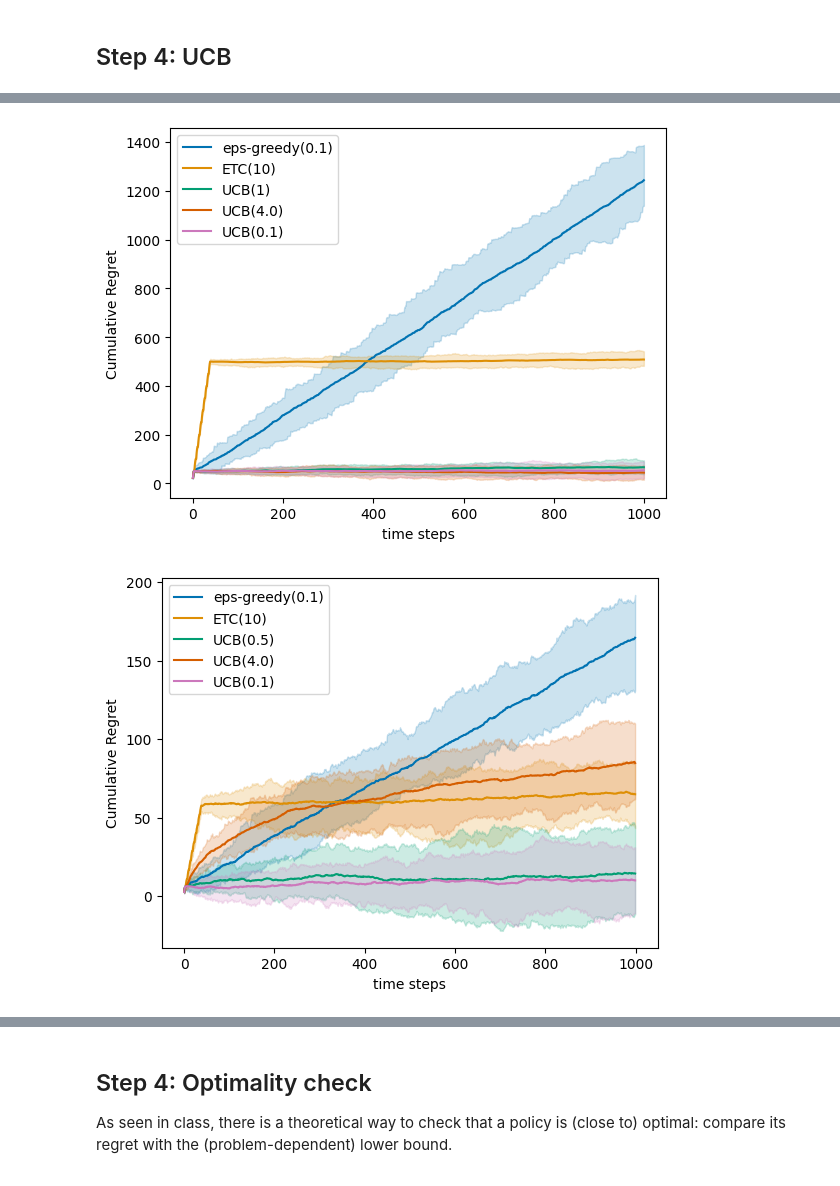
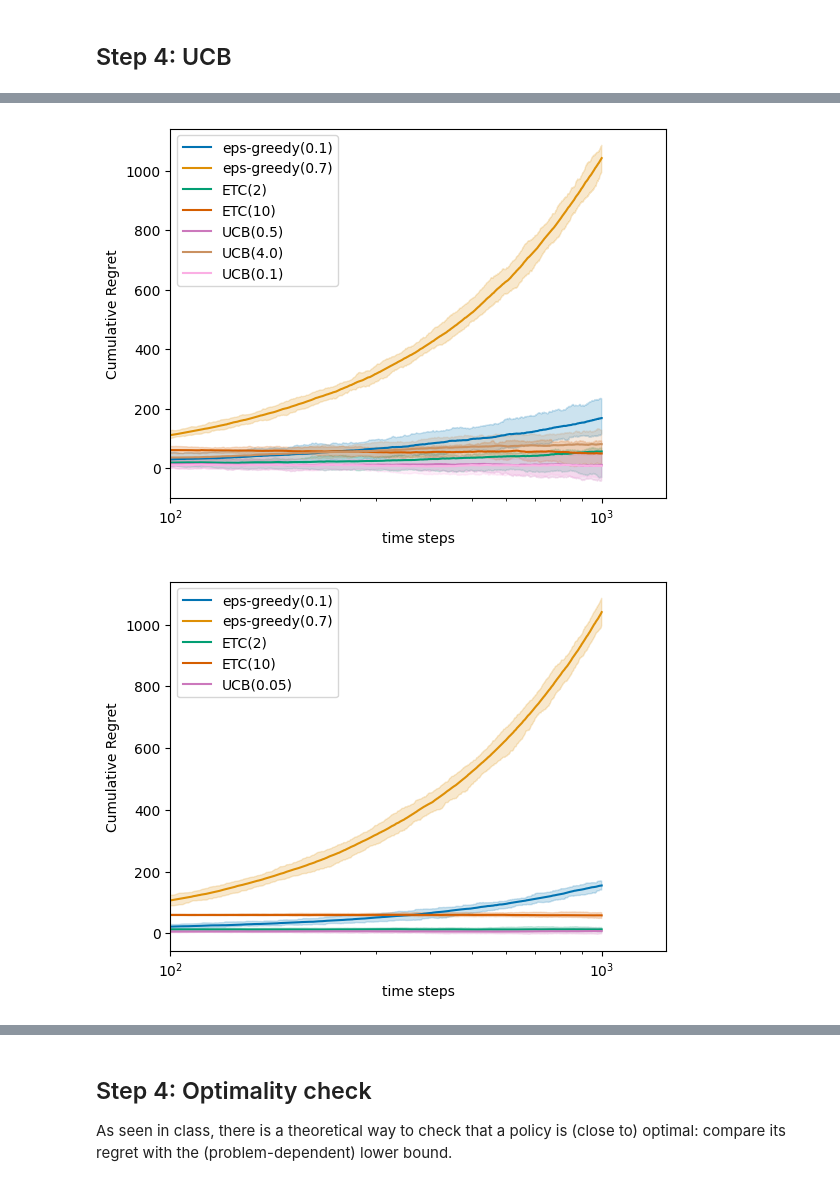
Before and after one commit to SahitiC/RL_course, a Jupyter notebook: Homework5/5_MultiArmedBandits.ipynb, the cells around one changed output, grey strips where cells are left out. Cells and saved outputs as stored; diff of their text form; code cells hidden in the pictures.

```diff
--- a/Homework5/5_MultiArmedBandits.ipynb
+++ b/Homework5/5_MultiArmedBandits.ipynb
@@ -243,0 +267,10 @@ plot_regret(firstregrets)
+# %%
+# Small var
+small_var_GaussianBandit = Bandit(means, var=0.05)
+
+epsgreedy01_smallvar = EpsGreedy(small_var_GaussianBandit, epsilon=0.1)
+epsgreedy07_smallvar = EpsGreedy(small_var_GaussianBandit, epsilon=0.7)
+ETC02_smallvar = ETC(small_var_GaussianBandit, m=2)
+ETC10_smallvar = ETC(small_var_GaussianBandit, m=10)
+regrets_small_var = experiment(small_var_GaussianBandit, [epsgreedy01_smallvar, epsgreedy07_smallvar, ETC02_smallvar, ETC10_smallvar], Nmc=20, T=100)
+plot_regret(regrets_small_var)
@@ -249,11 +288,3 @@ plot_regret(firstregrets)
 * Can we do better ? (see Step 5 for more)
 # %% [markdown]
 ## Step 4: UCB
-# %%
-means = np.array([0., 1., 2., 3.])
-small_var_GaussianBandit = Bandit(means, var=0.5)
-agent1 = EpsGreedy(small_var_GaussianBandit, epsilon=0.1)
-agent2 = ETC(small_var_GaussianBandit, m=10)
-
-regrets_small_var = experiment(small_var_GaussianBandit, [agent1, agent2], Nmc=20, T=100)
-plot_regret(regrets_small_var)
@@ -273,0 +300,7 @@ agent2 = ETC(basicGaussianBandit, m=10)
+# %%
+UCB_exact_smallvar = UCB(small_var_GaussianBandit, var=0.25)
+badUCB_smallvar = UCB(small_var_GaussianBandit, var=4.)
+lowvarUCB_smallvar = UCB(small_var_GaussianBandit, var=0.05)
+
+regrets_UCBs = experiment(basicGaussianBandit, [UCB_exact_smallvar, badUCB_smallvar, lowvarUCB_smallvar], Nmc=50, T=100)
+plot_regret(regrets_UCBs)
@@ -274,10 +314,10 @@ agent2 = ETC(basicGaussianBandit, m=10)
 # %%
-all_agents = experiment(basicGaussianBandit, [agent1, agent2, UCB_exact, badUCB, lowvarUCB], Nmc=30, T=1000)
-plot_regret(all_agents)
+all_agents = experiment(basicGaussianBandit, [epsgreedy01, epsgreedy07, ETC02, ETC10, UCB_exact, badUCB, lowvarUCB], Nmc=30, T=1000)
+plot_regret(all_agents, logscale=True)
 # %% [output]
-[figure, old version]
+[figure, new version]
 # %%
-all_agents = experiment(small_var_GaussianBandit, [agent1, agent2, UCB_exact, badUCB, lowvarUCB], Nmc=30, T=1000)
-plot_regret(all_agents, logscale=True)
+all_agents_smallvar = experiment(small_var_GaussianBandit, [epsgreedy01_smallvar, epsgreedy07_smallvar, ETC02_smallvar, ETC10_smallvar, lowvarUCB_smallvar], Nmc=30, T=1000)
+plot_regret(all_agents_smallvar, logscale=True)
 # %% [output]
-[figure, old version]
+[figure, new version]
```
Also changed, not shown: parts of 17 cells of this notebook.
